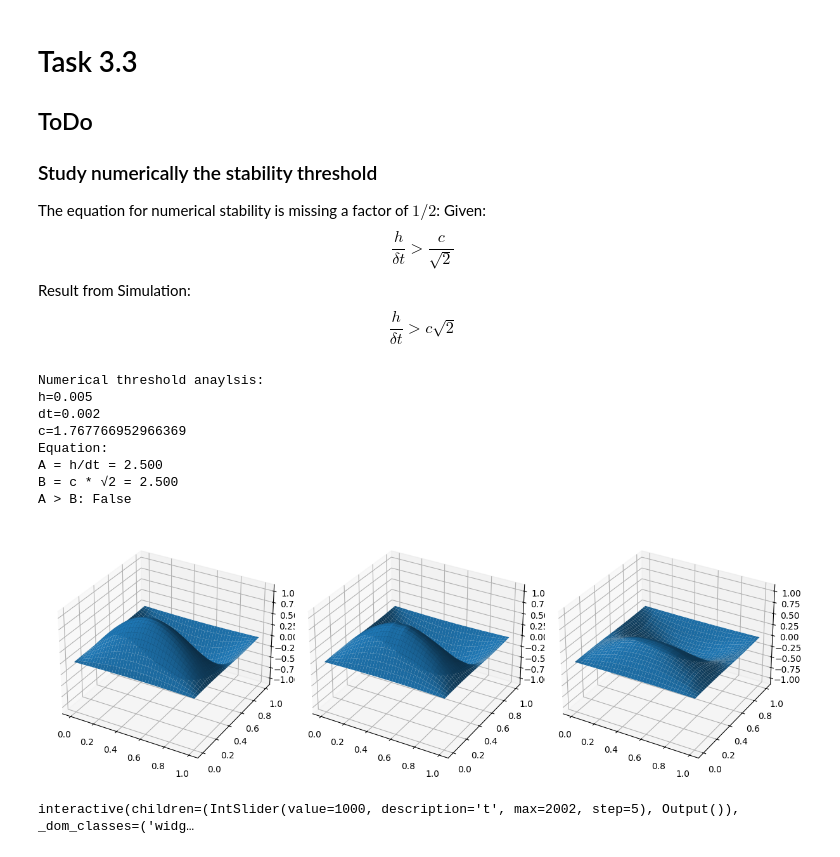
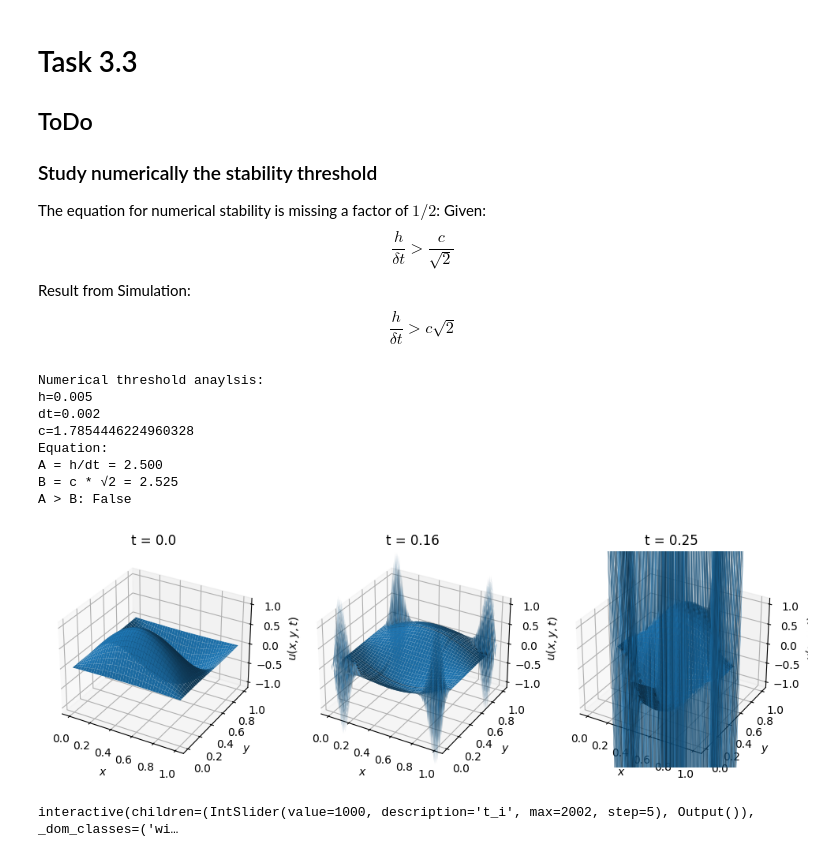
Before and after one commit to leonardlux/cp_1_3, a Jupyter notebook: task_3_3.ipynb, the cells around one changed output. Drawn from its saved outputs; the diff is of its cells as text; code cells hidden in the pictures.

```diff
--- a/task_3_3.ipynb
+++ b/task_3_3.ipynb
@@ -23,10 +23,21 @@ import numpy as np
 # %%
 # load standard config
 config_t3 = Config()
-# we vary c to take a look at numerical stability threshold
-config_t3.c_c = np.sqrt(2) * config_t3.dx/config_t3.dt * 0.50
-# if A = B * 0.51 the simulation fails ?!
-# A = B * 0.5 still works
+
+threshold_broken = True
+
+# set true if threshold reached to get the correct plots
+
+if threshold_broken:
+    # we vary c to take a look at numerical stability threshold
+    config_t3.c_c = np.sqrt(2) * config_t3.dx/config_t3.dt * 1/2 *1.01
+    # if A = B * 0.51 the simulation fails ?!
+    # A = B * 0.5 still works
+else:
+    # we vary c to take a look at numerical stability threshold
+    config_t3.c_c = np.sqrt(2) * config_t3.dx/config_t3.dt * 1/2
+    # if A = B * 0.51 the simulation fails ?!
+    # A = B * 0.5 still works
 config_t3.test_stability()
 
 sim = Simulation(initial_sin,config_t3)
@@ -35,17 +46,23 @@ sim.run()
 Numerical threshold anaylsis:
 h=0.005
 dt=0.002
-c=1.767766952966369
+c=1.7854446224960328
 Equation:
 A = h/dt = 2.500
-B = c * √2 = 2.500
+B = c * √2 = 2.525
 A > B: False
-# %%
-# plot three points of time
-sim.plot()
-# %% [output]
-[figure, removed]
+# %%
+# plot three points of time
+
+if not threshold_broken:
+    times = [0,200, 400]
+    sim.plot(times=times,save_to="img/t3_basic_wave.svg")
+else:
+    times = [0,80, 125]
+    sim.plot(times=times,save_to="img/t3_broken_wave.svg")
+# %% [output]
+[figure, added]
 # %%
 sim.plot_interactive(t_i_steps=5)
 # %% [output]
-interactive(children=(IntSlider(value=1000, description='t', max=2002, step=5), Output()), _dom_classes=('widg…
+interactive(children=(IntSlider(value=1000, description='t_i', max=2002, step=5), Output()), _dom_classes=('wi…
```
Also changed, not shown: 4 other files.
